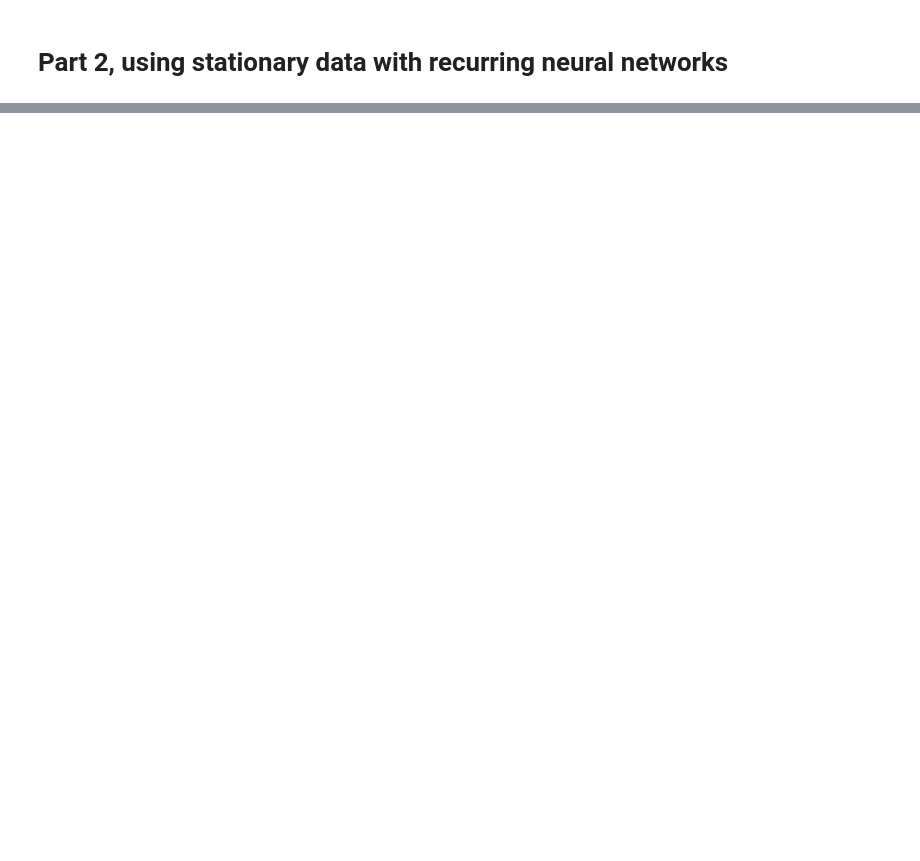
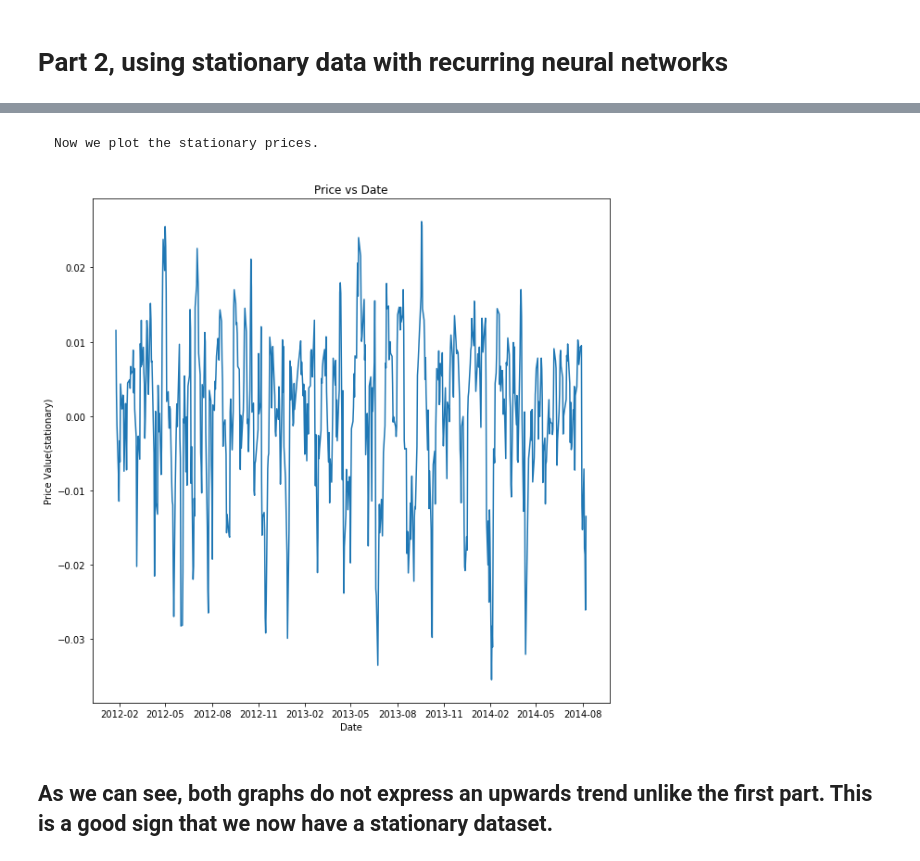
Before and after one commit to a20180502/stock_market_prediction_SP500, a Jupyter notebook: dump4_recurring_neural_networks.ipynb, the cells around one changed output, grey strips where cells are left out. Drawn from its saved outputs; the diff is of its cells as text; code cells hidden in the pictures; blank space fills up the shorter version.

```diff
--- a/dump4_recurring_neural_networks.ipynb
+++ b/dump4_recurring_neural_networks.ipynb
@@ -340,0 +377,13 @@ stationarydf = pd.concat([signal_log_dif,price_log_dif], axis=1)
+# %% [markdown]
+    Now we plot the stationary prices.
+# %%
+plt.figure(figsize=(10,10))
+plt.title("Price vs Date")
+plt.ylabel("Price Value(stationary)")
+plt.xlabel("Date")
+plt.plot(price_residual)
+plt.show()
+# %% [output]
+[figure, added]
+# %% [markdown]
+## As we can see, both graphs do not express an upwards trend unlike the first part. This is a good sign that we now have a stationary dataset.
```
Also changed, not shown: parts of 52 cells of this notebook.
